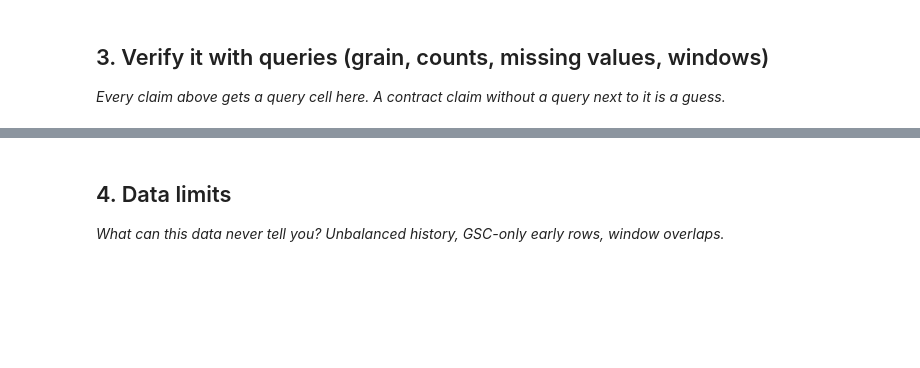
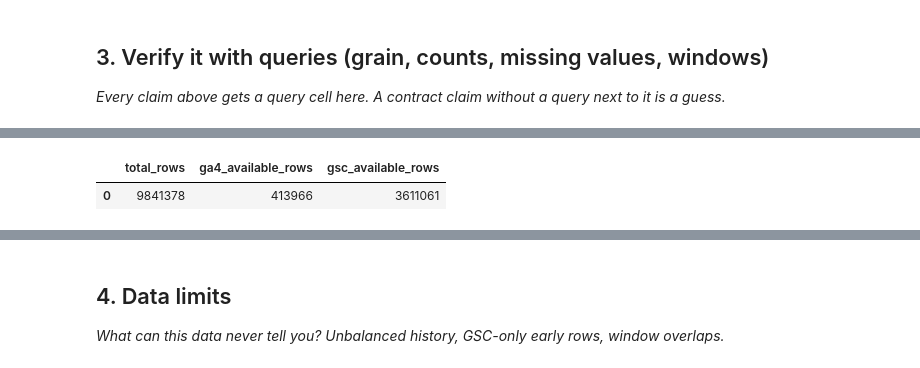
Before and after one commit to space-0d/flyrank, a Jupyter notebook: work/notebooks/w03_data_contract.ipynb, the cells around one changed output, grey strips where cells are left out. Drawn from its saved outputs; the diff is of its cells as text; code cells hidden in the pictures; blank space fills up the shorter version.

```diff
--- a/work/notebooks/w03_data_contract.ipynb
+++ b/work/notebooks/w03_data_contract.ipynb
@@ -29,0 +113,19 @@ This skeleton is yours to fill. Work the sections **in order** — each one has
+# %%
+q3 = con.execute("""
+SELECT
+    COUNT(*) AS total_rows,
+    COUNT(*) FILTER (
+        WHERE ga4_data_available IS TRUE
+    ) AS ga4_available_rows,
+    COUNT(*) FILTER (
+        WHERE gsc_data_available IS TRUE
+    ) AS gsc_available_rows
+FROM read_parquet(
+    'hf://datasets/FlyRank/internship-warehouse/fact_content_daily_performance/month=2026-03/*.parquet'
+);
+""").fetchdf()
+
+q3
+# %% [output]
+|  | total_rows | ga4_available_rows | gsc_available_rows |
+| 0 | 9841378 | 413966 | 3611061 |
```
Also changed, not shown: parts of 13 cells of this notebook.
